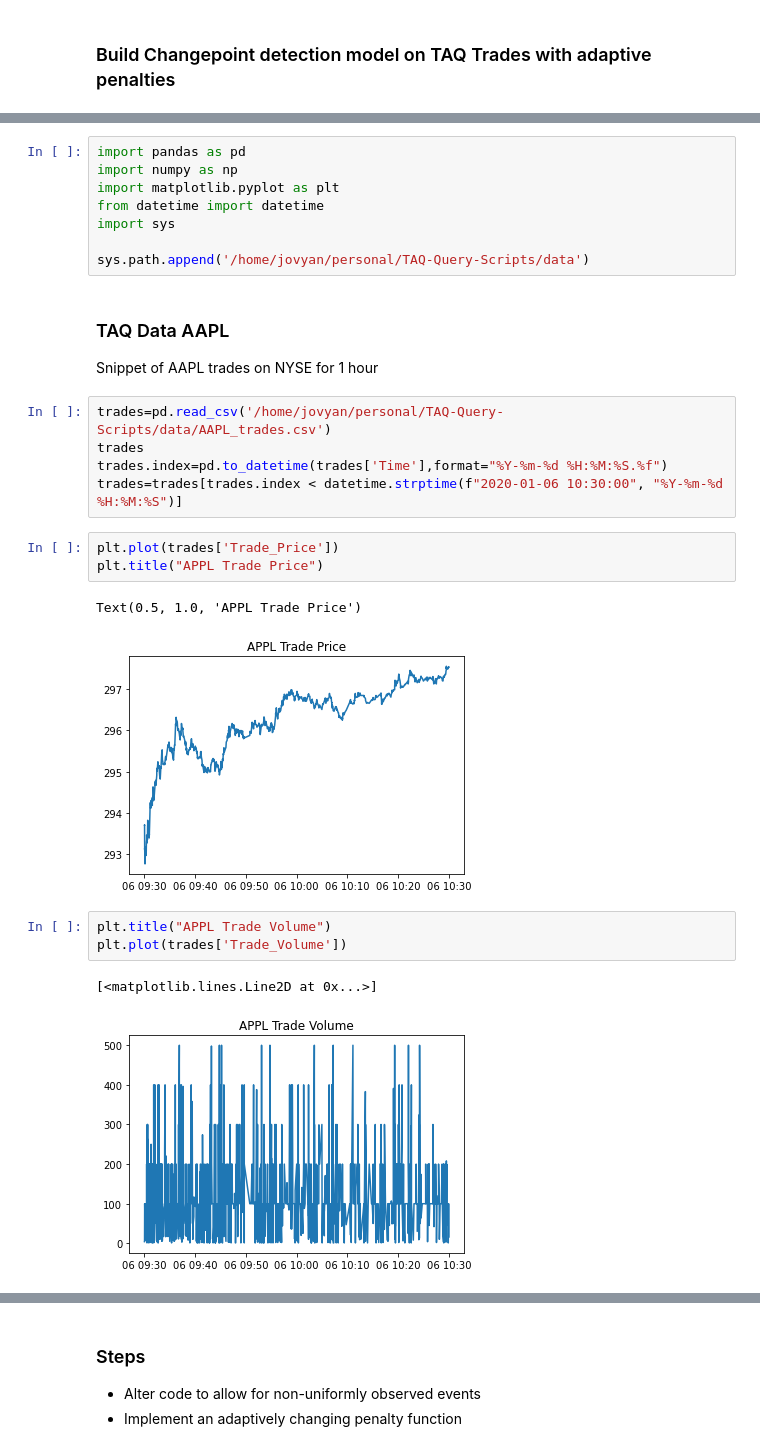
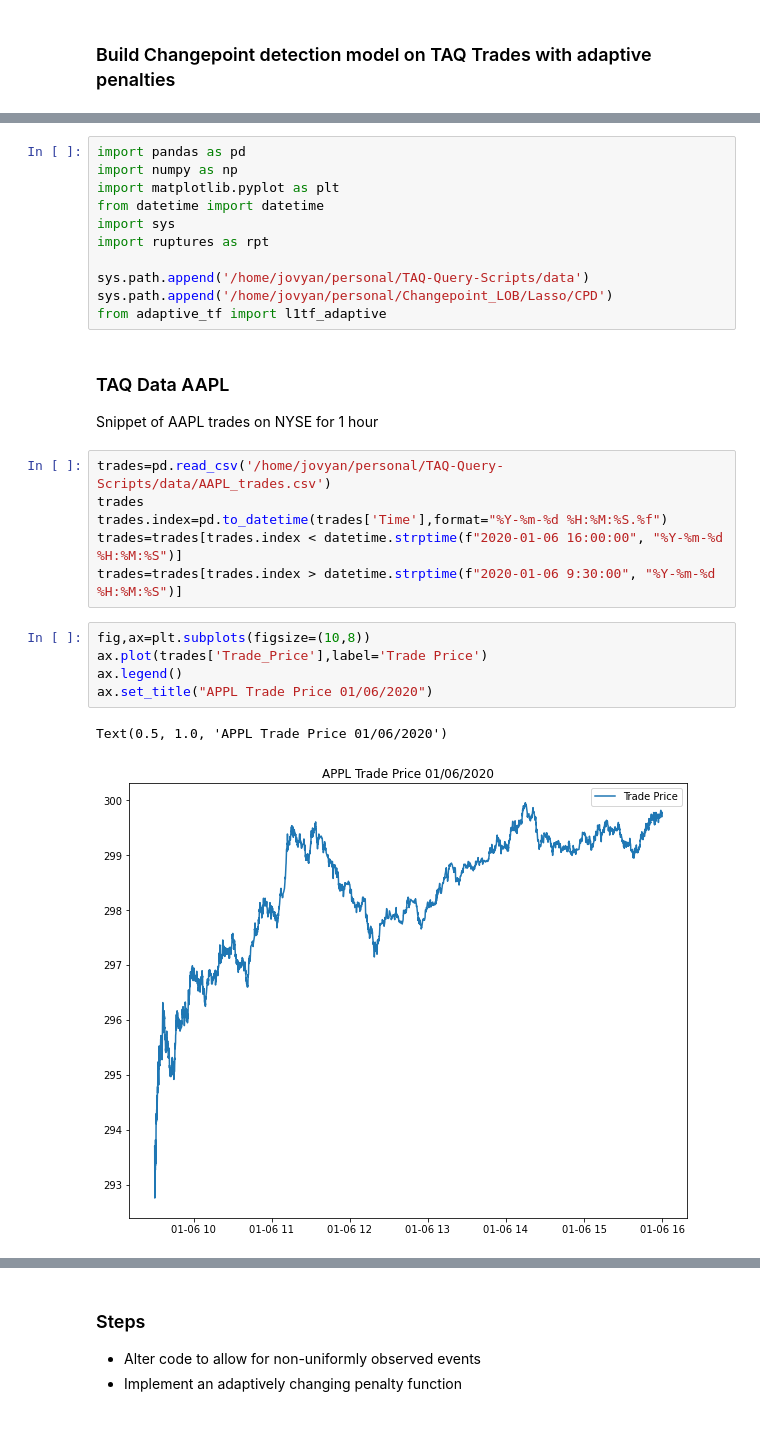
Before and after one commit to jasonbohne123/Adaptive_Signal_Estimation, a Jupyter notebook: Lasso_CPD/TAQ_Exog_News.ipynb, the cells around one changed output, grey strips where cells are left out. Saved outputs shown, nothing was run; the diff lists cells and outputs as text.

Commit message:
adaptive pen

```diff
--- a/Lasso_CPD/TAQ_Exog_News.ipynb
+++ b/Lasso_CPD/TAQ_Exog_News.ipynb
@@ -6,8 +15,11 @@ import numpy as np
 import matplotlib.pyplot as plt
 from datetime import datetime
 import sys
+import ruptures as rpt
 
 sys.path.append('/home/jovyan/personal/TAQ-Query-Scripts/data')
+sys.path.append('/home/jovyan/personal/Changepoint_LOB/Lasso/CPD')
+from adaptive_tf import l1tf_adaptive
 # %% [markdown]
 ### TAQ Data AAPL
 
@@ -16,16 +28,13 @@ Snippet of AAPL trades on NYSE for 1 hour
 trades=pd.read_csv('/home/jovyan/personal/TAQ-Query-Scripts/data/AAPL_trades.csv')
 trades
 trades.index=pd.to_datetime(trades['Time'],format="%Y-%m-%d %H:%M:%S.%f")
-trades=trades[trades.index < datetime.strptime(f"2020-01-06 10:30:00", "%Y-%m-%d %H:%M:%S")]
+trades=trades[trades.index < datetime.strptime(f"2020-01-06 16:00:00", "%Y-%m-%d %H:%M:%S")]
+trades=trades[trades.index > datetime.strptime(f"2020-01-06 9:30:00", "%Y-%m-%d %H:%M:%S")]
-# %%
-plt.plot(trades['Trade_Price'])
-plt.title("APPL Trade Price")
-# %% [output]
-Text(0.5, 1.0, 'APPL Trade Price')
-[figure, removed]
-# %%
-plt.title("APPL Trade Volume")
-plt.plot(trades['Trade_Volume'])
-# %% [output]
-[<matplotlib.lines.Line2D at 0x...>]
-[figure, removed]
+# %%
+fig,ax=plt.subplots(figsize=(10,8))
+ax.plot(trades['Trade_Price'],label='Trade Price')
+ax.legend()
+ax.set_title("APPL Trade Price 01/06/2020")
+# %% [output]
+Text(0.5, 1.0, 'APPL Trade Price 01/06/2020')
+[figure, added]
```
Also changed, not shown: parts of 12 cells of this notebook, 2 other files.
